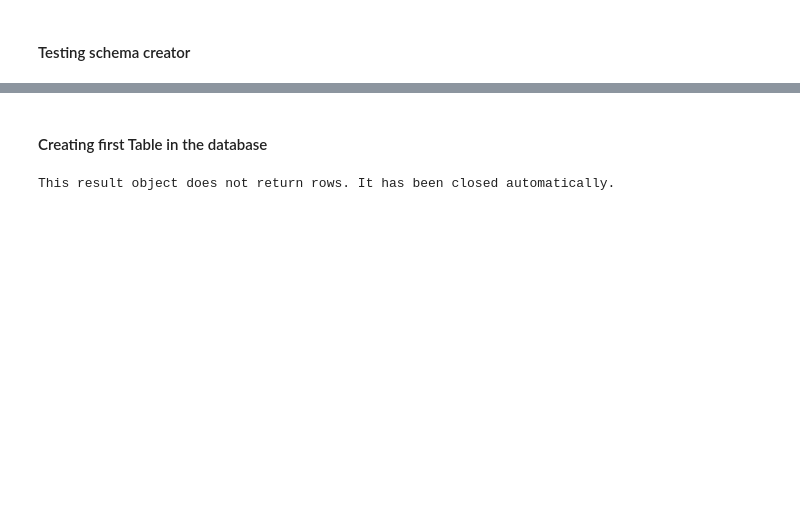
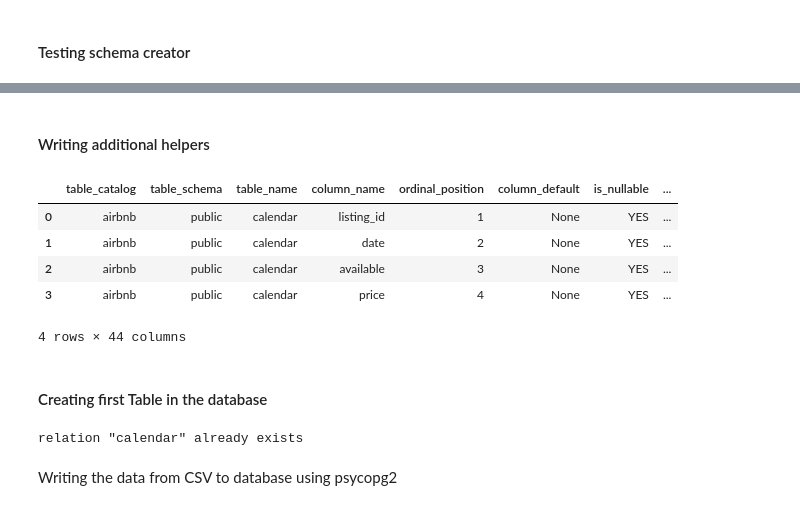
Before and after one commit to idjey/DEtheHardWay, a Jupyter notebook: airBnb_dataSchema.ipynb, the cells around one changed output, grey strips where cells are left out. Cells and saved outputs as stored; diff of their text form; code cells hidden in the pictures; blank space fills up the shorter version.

```diff
--- a/airBnb_dataSchema.ipynb
+++ b/airBnb_dataSchema.ipynb
@@ -98 +124,3 @@ schemaGen(calendar,'calendar')
+# %% [markdown]
+#### Writing additional helpers
 # %%
@@ -113 +148,10 @@ def queryBase(query,credentials):
+# %%
+getSchema('calendar',credentials)
+# %% [output]
+|  | table_catalog | table_schema | table_name | column_name | ordinal_position | column_default | is_nullable | ... |
+| 0 | airbnb | public | calendar | listing_id | 1 | None | YES | ... |
+| 1 | airbnb | public | calendar | date | 2 | None | YES | ... |
+| 2 | airbnb | public | calendar | available | 3 | None | YES | ... |
+| 3 | airbnb | public | calendar | price | 4 | None | YES | ... |
+4 rows × 44 columns
 # %%
@@ -121,7 +169,9 @@ createCalendar = """CREATE TABLE calendar(
 # %%
-queryTable(createCalendar, credentials)
+queryTable(createCalendar)
 # %% [output]
-This result object does not return rows. It has been closed automatically.
+relation "calendar" already exists
+# %% [markdown]
+Writing the data from CSV to database using psycopg2
 # %%
 copyCalendarData = """COPY calendar from '/var/lib/postgresql/data/airbnb/calendar.csv'
         DELIMITER ',' CSV HEADER"""
```
Also changed, not shown: parts of 103 cells of this notebook.
